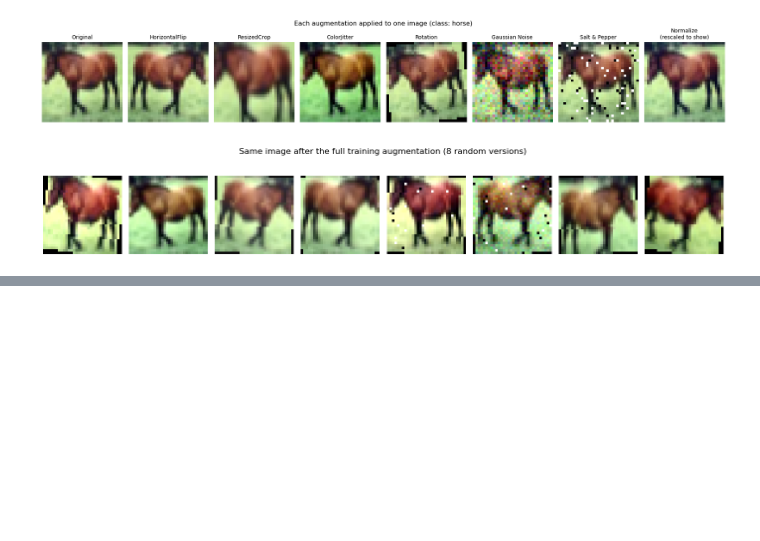
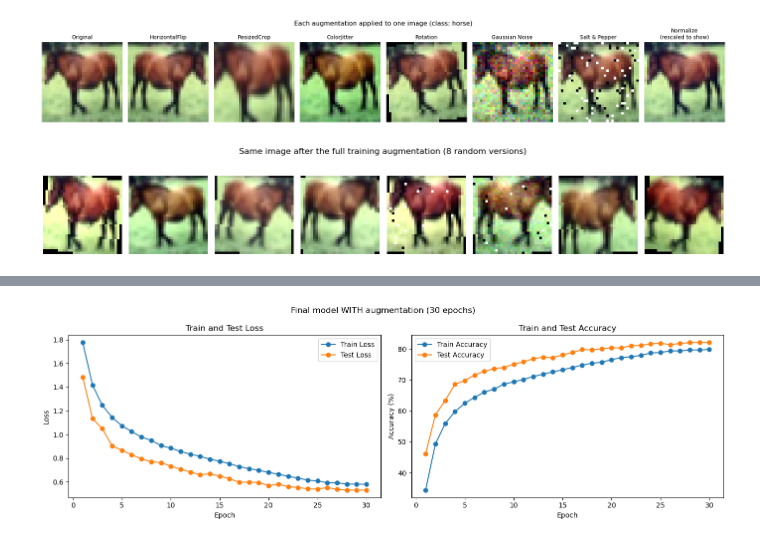
Before and after one commit to bayanAlghamdi/Deep-Learning-Assignment-2, a Jupyter notebook: Assignment-2 DL.ipynb, the cells around one changed output, grey strips where cells are left out. Cells and saved outputs as stored; diff of their text form; code cells hidden in the pictures; blank space fills up the shorter version.

```diff
--- a/Assignment-2 DL.ipynb
+++ b/Assignment-2 DL.ipynb
@@ -337,0 +570,18 @@ plt.show()
+# %%
+# Stage 6: train the best AUGMENTED configuration for 30 epochs and compare
+aug_runs = [r for r in results if r["config"]["augment"]]
+aug_best = max(aug_runs, key=lambda r: r["row"]["Test Acc (%)"])["config"]
+print("Best augmented configuration:", aug_best)
+
+torch.manual_seed(42)
+final_aug_net = FlexibleCNN(aug_best["channels"], batch_norm=aug_best["batch_norm"])
+final_aug_history = fit(final_aug_net, get_train_loader(aug_best["batch_size"], aug_best["augment"]),
+                        epochs=30, lr=aug_best["lr"], scheduler=True)
+
+plot_history(final_aug_history, "Final model WITH augmentation (30 epochs)")
+
+print("\n===== Final Results (with augmentation) =====")
+print(f"Final Train Loss: {final_aug_history['train_loss'][-1]:.4f}")
+print(f"Final Test Loss:  {final_aug_history['test_loss'][-1]:.4f}")
+print(f"Final Test Acc:   {final_aug_history['test_acc'][-1]:.2f}%")
+# %% [output]
@@ -337,0 +605 @@ plt.show()
+[figure, added]
```
Also changed, not shown: parts of 11 cells of this notebook.
